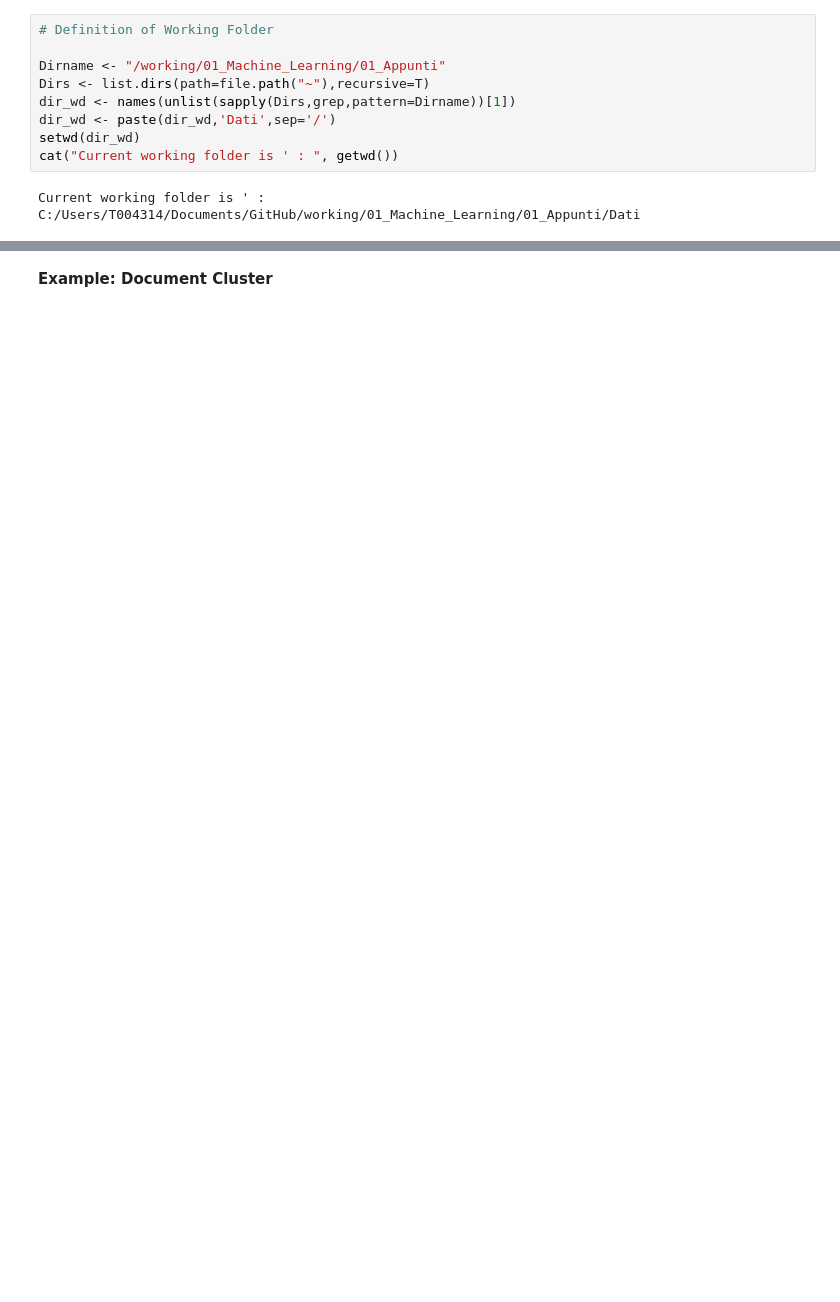
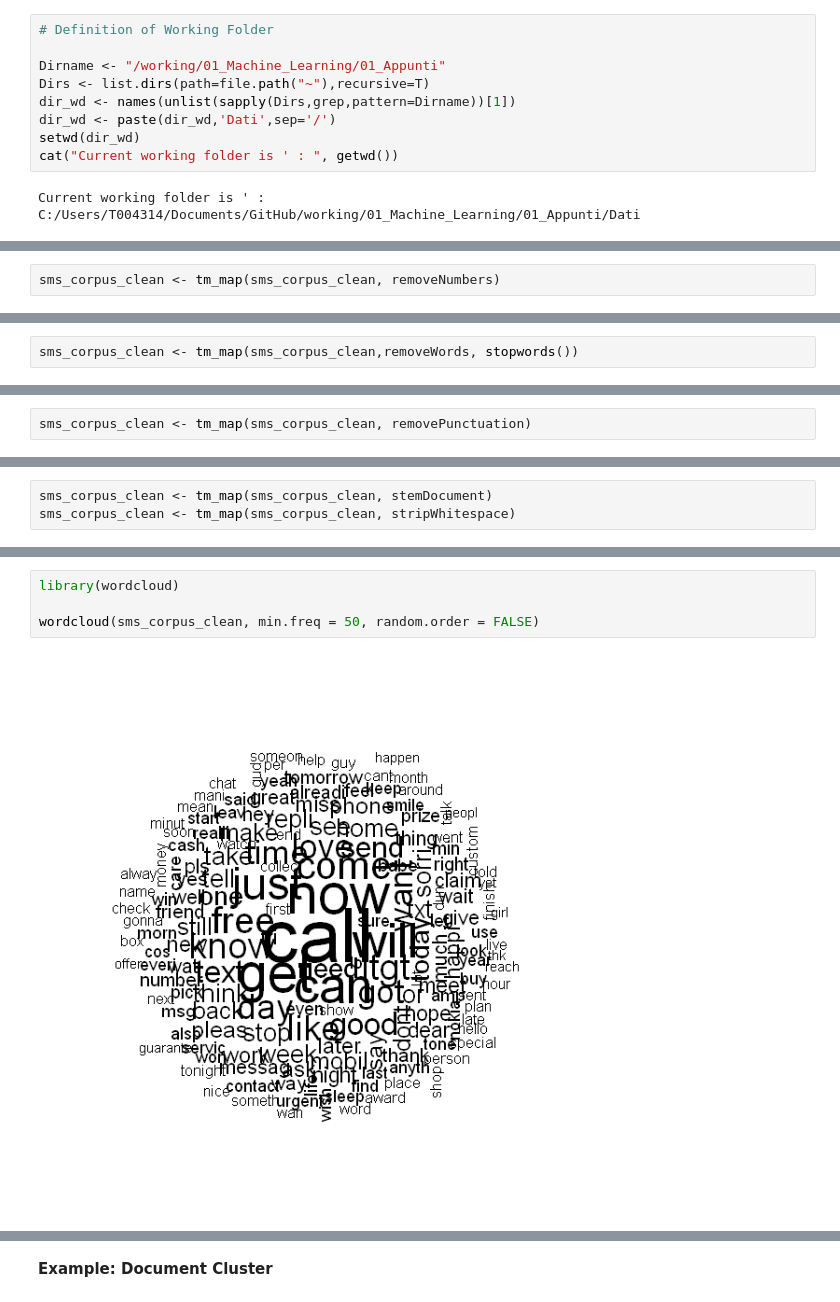
Before and after one commit to gdlunga/working, a Jupyter notebook: 01_Machine_Learning/01_Appunti/Machine Learning with R/Ch4_Naive_Bayes_Classification.ipynb, the cells around one changed output, grey strips where cells are left out. Cells and saved outputs as stored; diff of their text form; blank space fills up the shorter version.

```diff
--- a/01_Machine_Learning/01_Appunti/Machine Learning with R/Ch4_Naive_Bayes_Classification.ipynb
+++ b/01_Machine_Learning/01_Appunti/Machine Learning with R/Ch4_Naive_Bayes_Classification.ipynb
@@ -25,0 +135,2 @@ Current working folder is ' :  C:/Users/T004314/Documents/GitHub/working/01_Mach
+# %%
+sms_corpus_clean <- tm_map(sms_corpus_clean, removeNumbers)
@@ -25,0 +143,2 @@ Current working folder is ' :  C:/Users/T004314/Documents/GitHub/working/01_Mach
+# %%
+sms_corpus_clean <- tm_map(sms_corpus_clean,removeWords, stopwords())
@@ -25,0 +151,2 @@ Current working folder is ' :  C:/Users/T004314/Documents/GitHub/working/01_Mach
+# %%
+sms_corpus_clean <- tm_map(sms_corpus_clean, removePunctuation)
@@ -25,0 +171,3 @@ Current working folder is ' :  C:/Users/T004314/Documents/GitHub/working/01_Mach
+# %%
+sms_corpus_clean <- tm_map(sms_corpus_clean, stemDocument)
+sms_corpus_clean <- tm_map(sms_corpus_clean, stripWhitespace)
@@ -25,0 +194,6 @@ Current working folder is ' :  C:/Users/T004314/Documents/GitHub/working/01_Mach
+# %%
+library(wordcloud)
+
+wordcloud(sms_corpus_clean, min.freq = 50, random.order = FALSE)
+# %% [output]
+[figure, added]
```
Also changed, not shown: parts of 45 cells of this notebook, 1 other file.
